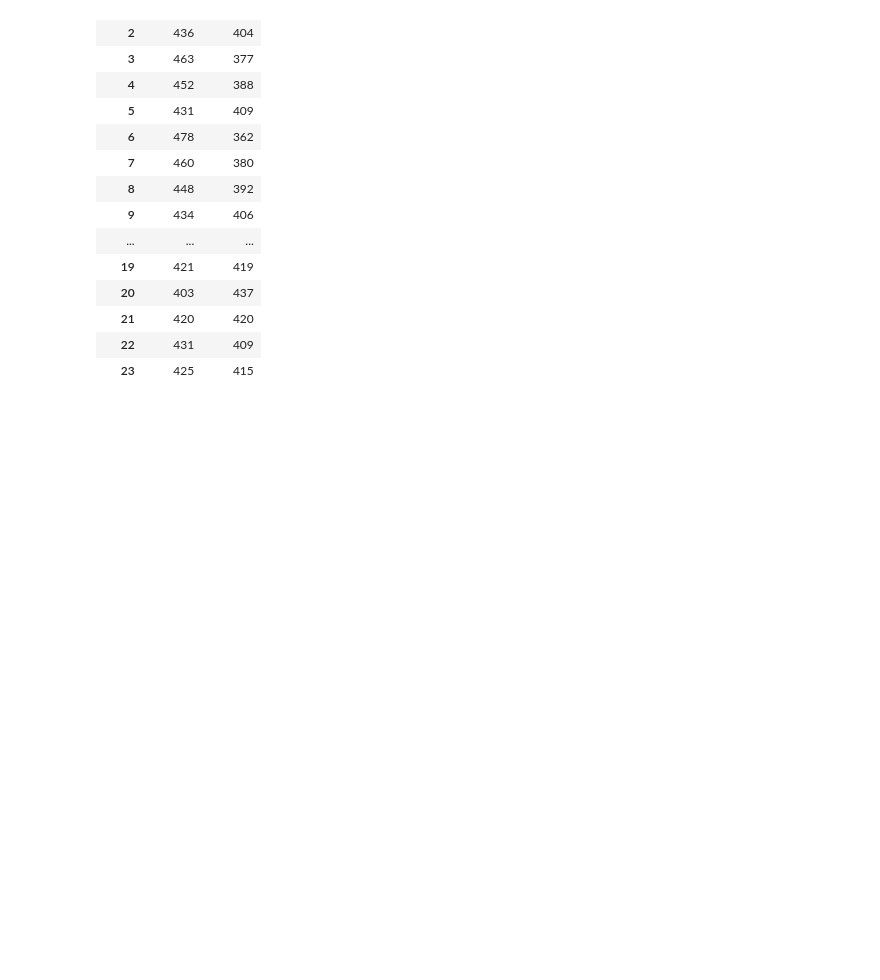
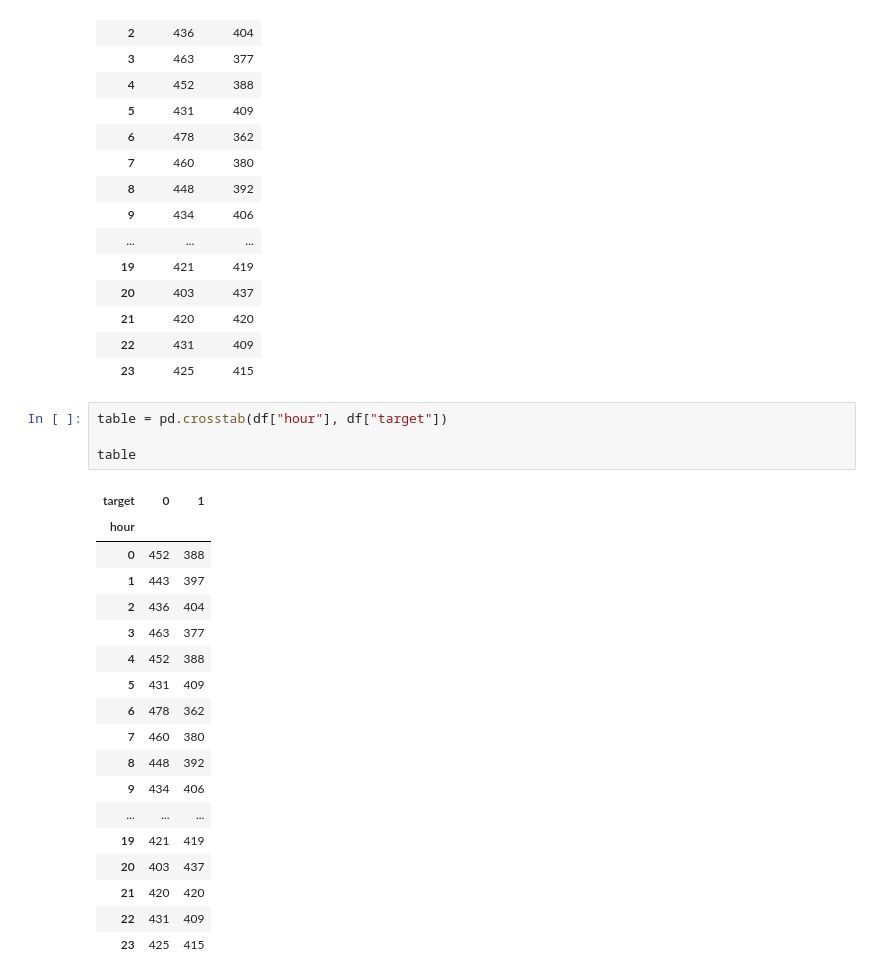
Before and after one commit to nguyenhoanghuy34/market-risk-classification, a Jupyter notebook: notebooks/feature_engineering.ipynb, the cells around one changed output. Drawn from its saved outputs; the diff is of its cells as text; blank space fills up the shorter version.

```diff
--- a/notebooks/feature_engineering.ipynb
+++ b/notebooks/feature_engineering.ipynb
@@ -149,3 +149,26 @@ hour_target_table
 | 21 | 420 | 420 |
 | 22 | 431 | 409 |
 | 23 | 425 | 415 |
+# %%
+table = pd.crosstab(df["hour"], df["target"])
+
+table
+# %% [output]
+| target | 0 | 1 |
+| hour |  |  |
+| 0 | 452 | 388 |
+| 1 | 443 | 397 |
+| 2 | 436 | 404 |
+| 3 | 463 | 377 |
+| 4 | 452 | 388 |
+| 5 | 431 | 409 |
+| 6 | 478 | 362 |
+| 7 | 460 | 380 |
+| 8 | 448 | 392 |
+| 9 | 434 | 406 |
+| ... | ... | ... |
+| 19 | 421 | 419 |
+| 20 | 403 | 437 |
+| 21 | 420 | 420 |
+| 22 | 431 | 409 |
+| 23 | 425 | 415 |
```
Also changed, not shown: parts of 2 cells of this notebook.
